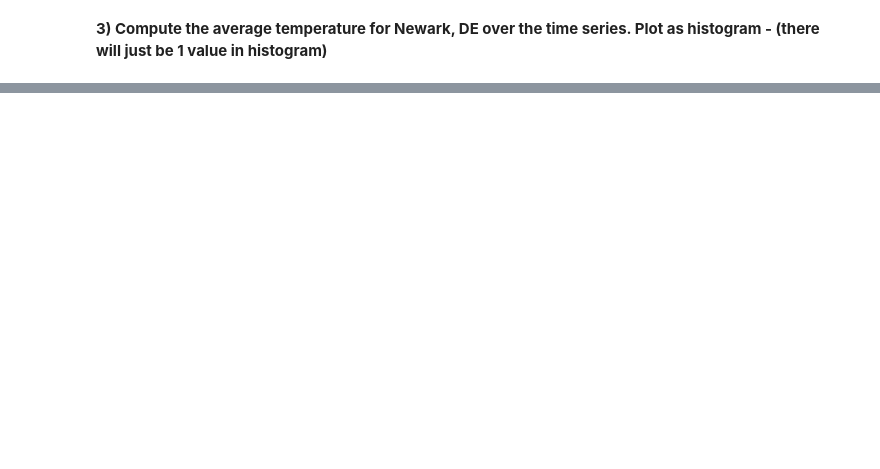
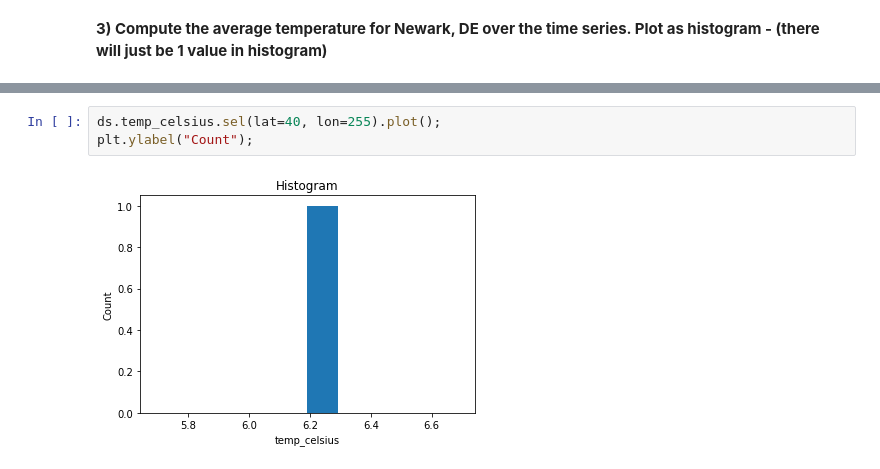
Before and after one commit to kleeresearch/Python, a Jupyter notebook: 3_Python_Week3_Xarray.ipynb, the cells around one changed output, grey strips where cells are left out. Saved outputs shown, nothing was run; the diff lists cells and outputs as text; blank space fills up the shorter version.

```diff
--- a/3_Python_Week3_Xarray.ipynb
+++ b/3_Python_Week3_Xarray.ipynb
@@ -446,0 +493,5 @@ ds.air.sel(time='2013-01-02T06:00').plot()
+# %%
+ds.temp_celsius.sel(lat=40, lon=255).plot();
+plt.ylabel("Count");
+# %% [output]
+[figure, added]
```
Also changed, not shown: parts of 6 cells of this notebook.
